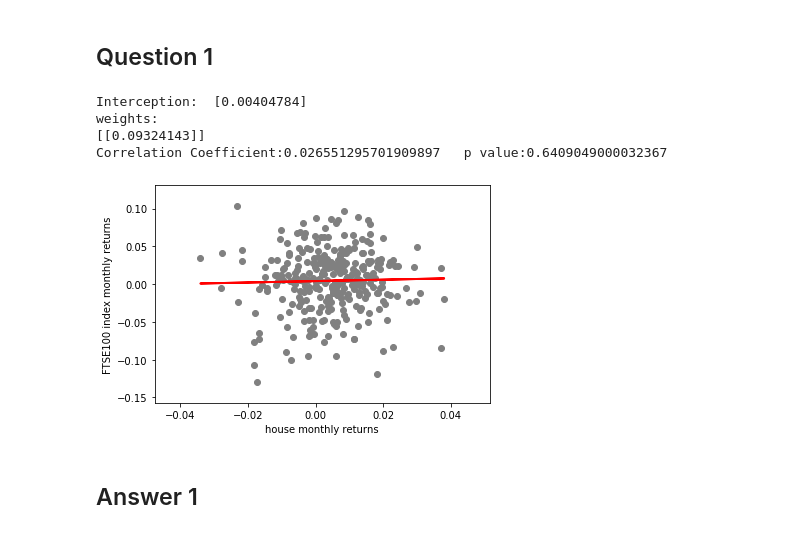
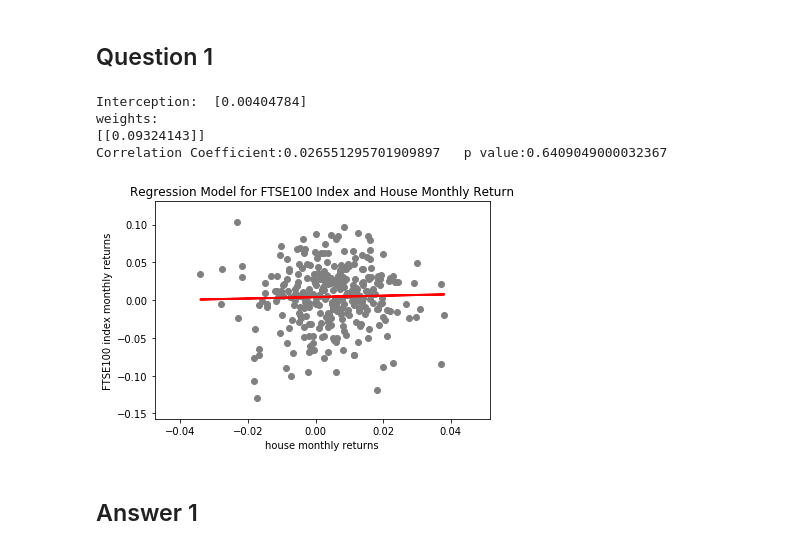
Before and after one commit to cyborgoat/data-inference-machine-learning, a Jupyter notebook: assignment_4/18785_HW4.ipynb, the cells around one changed output. Cells and saved outputs as stored; diff of their text form; code cells hidden in the pictures.

```diff
--- a/assignment_4/18785_HW4.ipynb
+++ b/assignment_4/18785_HW4.ipynb
@@ -68,34 +74,35 @@ f_ftse = pd.read_csv('FTSE100.csv')
 house_date,house_price = f_monthly['Unnamed: 0'],f_monthly['Average House Price']
 housepos = f_monthly.loc[f_monthly['Unnamed: 0'] == '2016-12-01'].index[0]
 house_date,house_price = house_date[:housepos+1],house_price[:housepos+1]
 ftse_date,ftse_index = f_ftse['Date'].astype('datetime64[ns]') ,f_ftse['Adj Close']
 # FTSE monthly return
 ftse_list = np.array(ftse_index)[::-1]
 house_list = np.array(house_price)
 ftse_mr,house_mr = get_monthly_retrun(ftse_list),get_monthly_retrun(house_list)
 Y = ftse_mr.reshape(-1,1)  # Dependent variable
 X = house_mr.reshape(-1,1) # Explanatory Variable
 # X_train, X_test, y_train, y_test = train_test_split(X, Y, test_size=0.2, random_state=0)
 regressor = LinearRegression()
 regressor.fit(X, Y) #training the algorithm
 # print(ftse_mr)
 corr_coef = stats.pearsonr(house_mr, ftse_mr)
 print("Interception: ",regressor.intercept_)
 print('weights: ')
 print(regressor.coef_)
 print("Correlation Coefficient:{}   p value:{}".format(corr_coef[0],corr_coef[1]))
 y_pred = regressor.predict(X)
 plt.scatter(X, Y,  color='gray')
 plt.plot(X, y_pred, color='red', linewidth=2)
 plt.xlabel("house monthly returns")
 plt.ylabel("FTSE100 index monthly returns")
+plt.title("Regression Model for FTSE100 Index and House Monthly Return")
 plt.show()
 # %% [output]
 Interception:  [0.00404784]
 weights:
 [[0.09324143]]
 Correlation Coefficient:0.026551295701909897   p value:0.6409049000032367
-[figure, old version]
+[figure, new version]
 # %% [markdown]
 ## Answer 1
 # %% [markdown]
```
Also changed, not shown: parts of 12 cells of this notebook, 12 other files.
